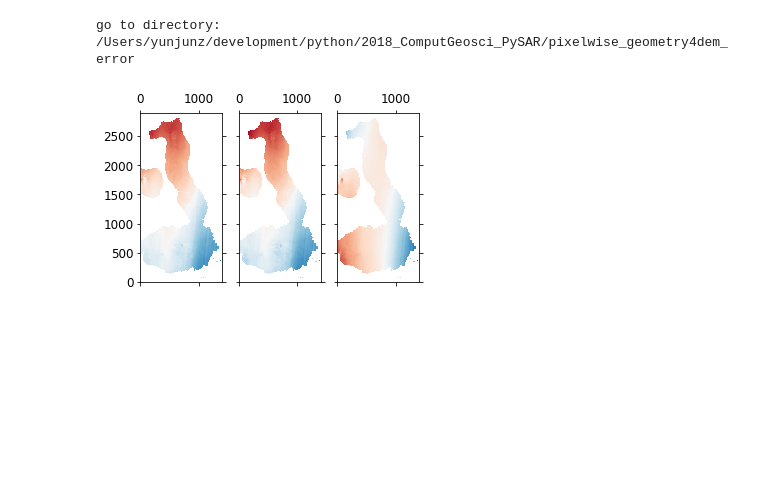
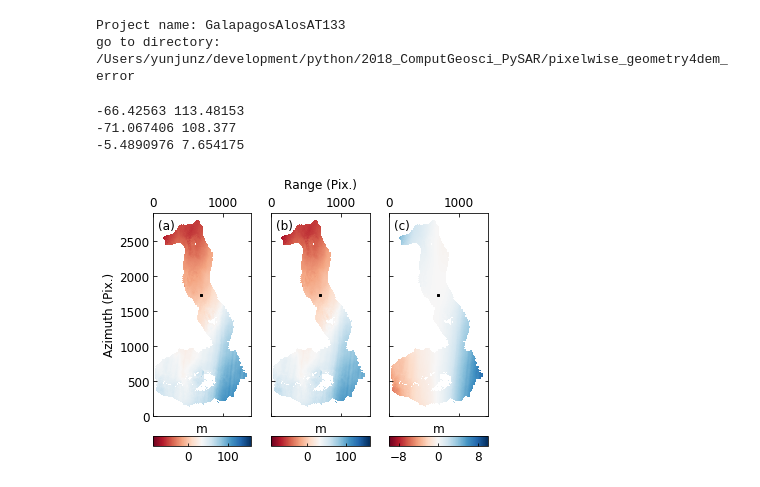
Before and after one commit to geodesymiami/Yunjun_et_al-2019-MintPy, a Jupyter notebook: pixelwise_geometry4dem_error.ipynb, the cells around one changed output. Cells and saved outputs as stored; diff of their text form; code cells hidden in the pictures; blank space fills up the shorter version.

```diff
--- a/pixelwise_geometry4dem_error.ipynb
+++ b/pixelwise_geometry4dem_error.ipynb
@@ -2,16 +2,25 @@
 import os
 import numpy as np
 from matplotlib import ticker, dates as mdates, pyplot as plt
+from mpl_toolkits.axes_grid1 import make_axes_locatable
 from pysar.objects import sensor
 from pysar.utils import readfile, writefile, ptime, plot as pp
 from pysar.simulation.plot import *
 
 
 work_dir = '/Users/yunjunz/development/python/2018_ComputGeosci_PySAR/pixelwise_geometry4dem_error'
+sub_y = None
 
 proj_dir = '/Users/yunjunz/insarlab/Galapagos/GalapagosSenDT128/PYSAR/PIXELWISE_GEOMETRY'
+#sub_y = (400, 2400)
+vlim = ((-60, 60), (-60, 60), (-5, 5))
+
 proj_dir = '/Users/yunjunz/insarlab/Galapagos/GalapagosAlosAT133/PYSAR/PIXELWISE_GEOMETRY'
+sub_y = (800, 3700)
+vlim = ((-90, 160), (-90, 160), (-10, 10))
+
 proj_name = sensor.project_name2sensor_name(proj_dir)[1]
+print('Project name: '+proj_name)
 
 run_pysar_cmd = False
 if run_pysar_cmd:
@@ -34,36 +43,67 @@ if run_pysar_cmd:
 os.chdir(work_dir)
 print('go to directory: '+work_dir)
 # %% [output]
+Project name: GalapagosAlosAT133
 go to directory: /Users/yunjunz/development/python/2018_ComputGeosci_PySAR/pixelwise_geometry4dem_error
 # %%
 # plot
 
 fnames = [os.path.join(proj_dir, i) for i in ['demErr_pixelGeom.h5',
                                               'demErr_meanGeom.h5',
                                               'demErr_diffGeom.h5']]
+mask_file = os.path.join(proj_dir, 'maskTempCoh.h5')
 atr = readfile.read_attribute(fnames[0])
 length, width = int(atr['LENGTH']), int(atr['WIDTH'])
-box = (0, 800, width, 3700)
+if not sub_y:
+    box = (0, 0, width, length)
+else:
+    box = (0, sub_y[0], width, sub_y[1])
 
+mask = readfile.read(mask_file, box=box)[0]
 de_data = np.zeros((len(fnames), box[3]-box[1], box[2]-box[0]), np.float32)
 for i in range(len(fnames)):
     data = readfile.read(fnames[i], box=box)[0]
     data[data == 0.] = np.nan
+    data[mask == 0.] = np.nan
     de_data[i, :, :] = data
-vlim1 = (np.)
+    print(np.nanmin(data), np.nanmax(data))
 
-fig, ax = plt.subplots(nrows=1, ncols=3, figsize=(5, 6), sharex=True, sharey=True)
+fig, ax = plt.subplots(nrows=1, ncols=3, figsize=(6, 5), sharex=True, sharey=True)
 for i in range(len(fnames)):
     axi = ax[i]
-    axi.imshow(de_data[i], cmap='RdBu')
-    axi.invert_yaxis()
+    im = axi.imshow(de_data[i], cmap='RdBu', vmin=vlim[i][0], vmax=vlim[i][1])
+
+    ref_y, ref_x = int(atr['REF_Y'])-box[1], int(atr['REF_X'])-box[0]
+    axi.plot(ref_x, ref_y, 'sk', ms=2)
+    if atr['ORBIT_DIRECTION'].lower().startswith('desc'):
+        axi.invert_xaxis()
+    else:
+        axi.invert_yaxis()
     axi.xaxis.tick_top()
-    axi.tick_params(which='both', direction='out', labelsize=font_size,
+    axi.tick_params(which='both', direction='in', labelsize=font_size,
                     bottom=True, top=True, left=True, right=True)
 
+    # colorbar
+    divider = make_axes_locatable(axi)
+    cax = divider.append_axes("bottom", "5%", pad="10%")
+    cbar = plt.colorbar(im, cax=cax, orientation='horizontal')
+    cbar.locator = ticker.MaxNLocator(nbins=3)
+    cbar.update_ticks()
+    cbar.set_label('m', fontsize=font_size)
+    cbar.ax.xaxis.set_label_position('top')
+    cax.tick_params(direction='in', labelsize=font_size)
+
+    num_labels = ['(a)', '(b)', '(c)']
+    axi.annotate(num_labels[i], xy=(0.05, 0.92), xycoords='axes fraction', fontsize=font_size)  #0.90, 0.92
+
+pp.set_shared_xlabel(ax, 'Range (Pix.)', labelpad=0.16)  #0.08, 0.16
+pp.set_shared_ylabel(ax, 'Azimuth (Pix.)', labelpad=-0.04)
 
 out_file = 'pixel_geom4dem_{}.jpg'.format(proj_name)
-#plt.savefig(out_file, bbox_inches='tight', dpi=fig_dpi)
+plt.savefig(out_file, bbox_inches='tight', dpi=fig_dpi)
 plt.show()
 # %% [output]
+-66.42563 113.48153
+-71.067406 108.377
+-5.4890976 7.654175
-[figure, old version]
+[figure, new version]
```
